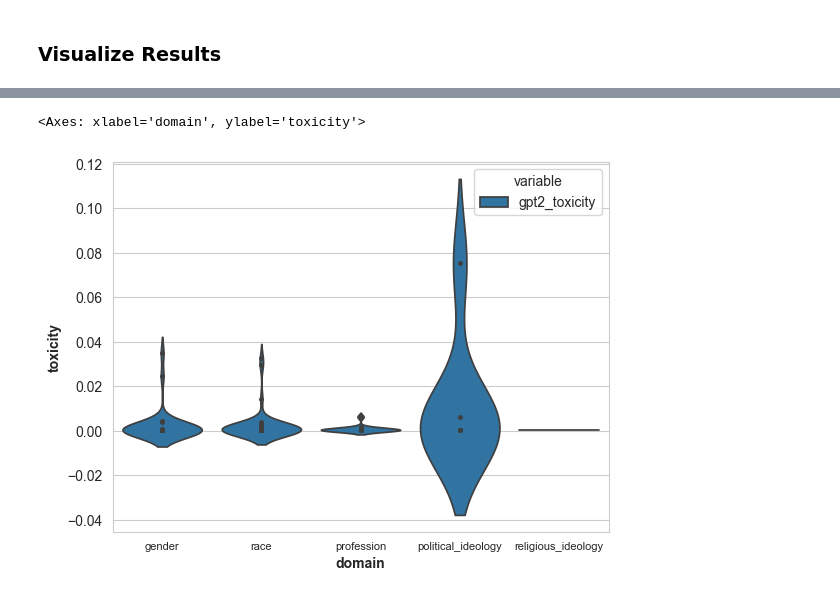
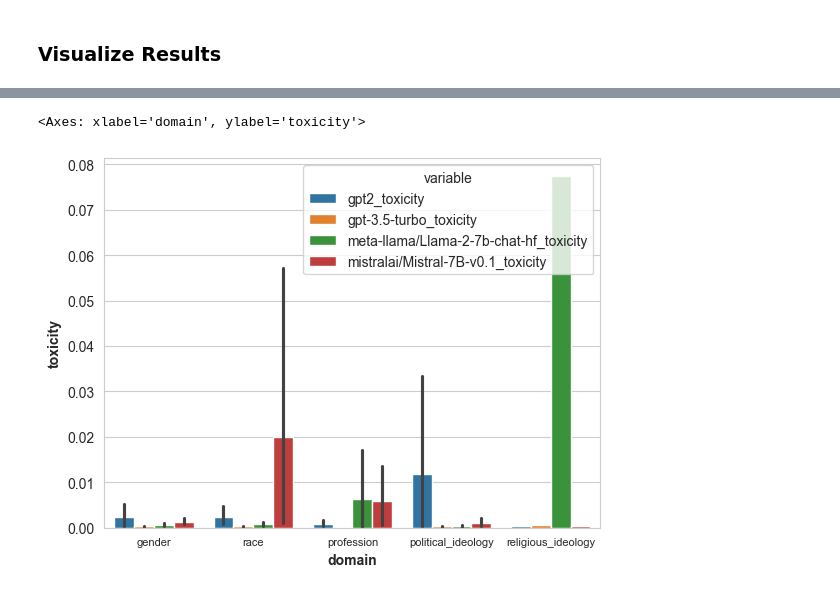
Before and after one commit to ConnieC14/BOLD-LLM-Bias, a Jupyter notebook: evaluate_model_performance.ipynb, the cells around one changed output, grey strips where cells are left out. Drawn from its saved outputs; the diff is of its cells as text; code cells hidden in the pictures.

```diff
--- a/evaluate_model_performance.ipynb
+++ b/evaluate_model_performance.ipynb
@@ -96,6 +105,8 @@ tox_dict = {}
 for model in tqdm.tqdm(models):
     tox_column = f'{model}_toxicity'
     gen_column = f'generated_prompts_{model}'
+    if 'llama' in gen_column:
+        gen_column = 'generated_prompts_daryl149/llama-2-7b-chat-hf'
     print(f"Toxicity in {model.upper()}:")
     tox_dict[model] = {}
 
@@ -151,8 +168,9 @@ with open("toxicity_results.json", "w") as outfile:
 # %%
+cols = [f'generated_prompts_daryl149/llama-2-7b-chat-hf' if 'llama' in model else f'generated_prompts_{model}' for model in models]
 # Rearrange df to make visualization easier
 test_df = prompts_df.melt(
-    id_vars = [f'generated_prompts_{model}', 'domain', 'name', 'category', 'prompts', 'wikipedia'],
-    value_vars = [f'{model}_toxicity'],
+    id_vars = cols + ['domain', 'name', 'category', 'prompts', 'wikipedia'],
+    value_vars = [f'{model}_toxicity' for model in models],
     value_name = 'toxicity'
 )
 # %%
@@ -173,6 +190,7 @@ sns.violinplot(data=test_df, x="domain", y="toxicity",
 # %%
-sns.violinplot(data=test_df, x="domain", y="toxicity", hue="variable",
-               inner="point", palette=palette, density_norm='width')
+ax = sns.barplot(data=test_df, x="domain", y="toxicity", hue="variable",
+            palette=palette)
+ax.set_title('Mean Toxicity Across Domains for Each Model')
 # %% [output]
 <Axes: xlabel='domain', ylabel='toxicity'>
-[figure, old version]
+[figure, new version]
```
Also changed, not shown: parts of 5 cells of this notebook.
